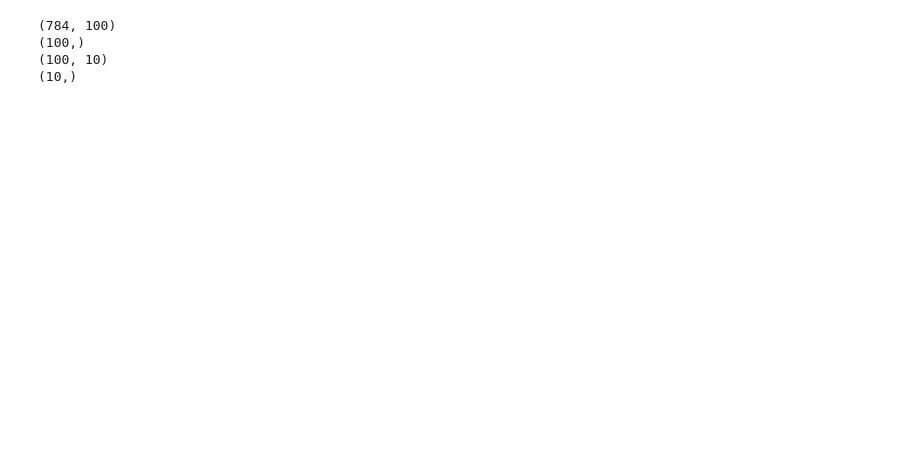
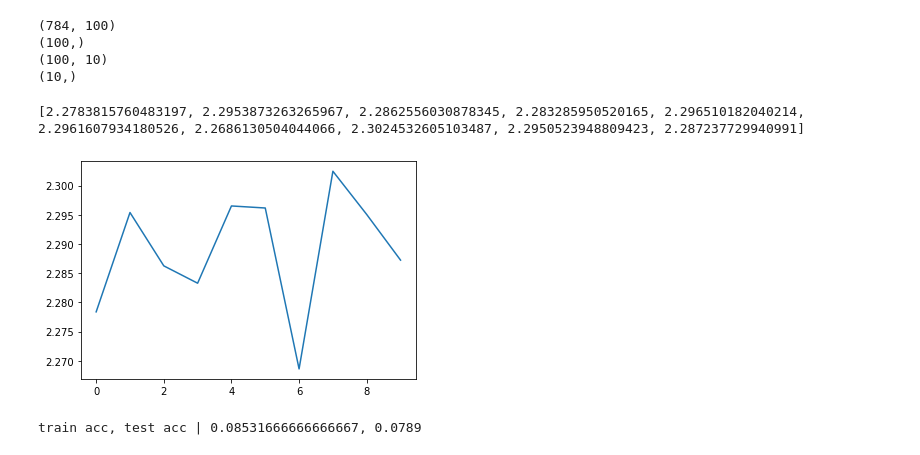
Before and after one commit to Altaaaaaaa/deep-learning-from-cosmic, a Jupyter notebook: minseok-oh/3 week/chapter_4.ipynb, the cells around one changed output. Drawn from its saved outputs; the diff is of its cells as text; code cells hidden in the pictures; blank space fills up the shorter version.

```diff
--- a/minseok-oh/3 week/chapter_4.ipynb
+++ b/minseok-oh/3 week/chapter_4.ipynb
@@ -282,7 +282,7 @@ from dataset.mnist import load_mnist
 
 train_loss_list = []
 
-iters_num = 10000
+iters_num = 10
 train_size = x_train.shape[0]
 batch_size = 100
 learning_rate = 0.1
@@ -303,8 +303,12 @@ for i in range(iters_num):
     train_loss_list.append(loss)
 # %%
 import matplotlib.pyplot as plt
-x = np.arange(10000)
+x = np.arange(10)
 plt.plot(x, train_loss_list)
+print(train_loss_list)
+# %% [output]
+[2.2783815760483197, 2.2953873263265967, 2.2862556030878345, 2.283285950520165, 2.296510182040214, 2.2961607934180526, 2.2686130504044066, 2.3024532605103487, 2.2950523948809423, 2.287237729940991]
+[figure, added]
 # %%
 import numpy as np
 from dataset.mnist import load_mnist
@@ -314,7 +318,7 @@ from dataset.mnist import load_mnist
 
 network = TwoLayerNet(input_size=784, hidden_size=50, output_size=10)
 
-iters_num = 10000
+iters_num = 10
 train_size = x_train.shape[0]
 batch_size = 100
 learning_rate = 0.1
@@ -345,3 +349,5 @@ for i in range(iters_num):
         test_acc_list.append(test_acc)
         print("train acc, test acc | "
             + str(train_acc) + ", " + str(test_acc))
+# %% [output]
+train acc, test acc | 0.08531666666666667, 0.0789
```
Also changed, not shown: parts of 4 cells of this notebook.
